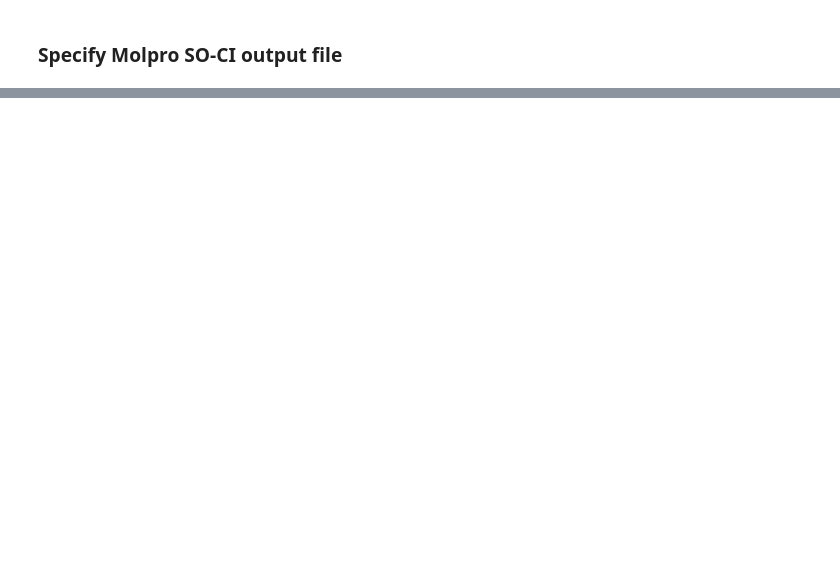
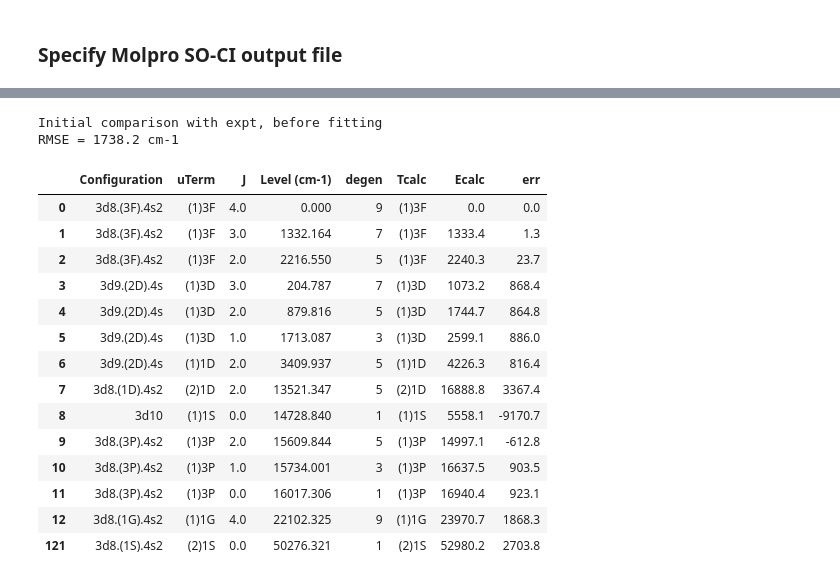
Before and after one commit to kkinist/atomic_SOC, a Jupyter notebook: atomic_soc_fit_expt3.ipynb, the cells around one changed output, grey strips where cells are left out. Cells and saved outputs as stored; diff of their text form; code cells hidden in the pictures; blank space fills up the shorter version.

```diff
--- a/atomic_soc_fit_expt3.ipynb
+++ b/atomic_soc_fit_expt3.ipynb
@@ -214,3 +195,23 @@ Averaged terms:
+# %%
+def match_expt_theory_simple(dfexpt, dftheory):
+    # match exptl and theoretical levels, based upon leading term
+    # return a DataFrame containing both
+    dfcomp = dfexpt[['Configuration', 'uTerm', 'J', Ecol, 'degen']].copy()
+    dfcomp['Tcalc'] = ''  # term assignment in computation
+    dfcomp['Ecalc'] = np.nan
+    for i, row in dftheory.iterrows():
+        term = row.Lead
+        J = row.J
+        for ix, rowx in dfexpt.iterrows():
+            if (rowx.uTerm == term) and (rowx.J == J):
+                if not np.isnan(dfcomp.at[ix, 'Ecalc']):
+                    print('Already paired!', display(rowx.to_frame().T))
+
+                else:
+                    dfcomp.at[ix, 'Ecalc'] = row.Erel
+                    dfcomp.at[ix, 'Tcalc'] = term
+    dfcomp['err'] = dfcomp.Ecalc - dfcomp[Ecol]
+    return dfcomp
 # %%
 def levels_from_term_energies(term_order, term_energies):
     # Install the term energies along the SOCI.matrix diagonal and rediagonalize
@@ -232 +234,19 @@ def levels_from_term_energies(term_order, term_energies):
     return
+# %%
+def rmserr(dfcomp):
+    # Given a matched-up comparison of expt and theory, return the
+    #   rms error in level energies
+    # Weighted with degeneracies
+    rmse = np.dot(dfcomp.err**2, dfcomp.degen.astype(float))
+    rmse /= dfcomp.degen.sum()
+    rmse = np.sqrt(rmse)
+    return rmse
+def obj_fun(exc_terme):
+    # Given only excited term energies (assuming ground=0)
+    #   return the RMSE
+    global term_order, dfexpt, SOCI
+    terme = [0] + list(exc_terme)  # the fixed energy of the ground term is 0
+    levels_from_term_energies(term_order, terme)
+    dfcomp = match_expt_theory_simple(dfexpt, SOCI.dfso)
+    rmse = rmserr(dfcomp)
+    return rmse
@@ -232,0 +257,24 @@ def levels_from_term_energies(term_order, term_energies):
+# %%
+print('Initial comparison with expt, before fitting')
+dfcomp = match_expt_theory_simple(dfexpt, SOCI.dfso)
+rmse0 = rmserr(dfcomp)
+print(f'RMSE = {rmse0:.1f} cm-1')
+display(dfcomp.style.format(fmt))
+# %% [output]
+Initial comparison with expt, before fitting
+RMSE = 1738.2 cm-1
+|  | Configuration | uTerm | J | Level (cm-1) | degen | Tcalc | Ecalc | err |
+| 0 | 3d8.(3F).4s2 | (1)3F | 4.0 | 0.000 | 9 | (1)3F | 0.0 | 0.0 |
+| 1 | 3d8.(3F).4s2 | (1)3F | 3.0 | 1332.164 | 7 | (1)3F | 1333.4 | 1.3 |
+| 2 | 3d8.(3F).4s2 | (1)3F | 2.0 | 2216.550 | 5 | (1)3F | 2240.3 | 23.7 |
+| 3 | 3d9.(2D).4s | (1)3D | 3.0 | 204.787 | 7 | (1)3D | 1073.2 | 868.4 |
+| 4 | 3d9.(2D).4s | (1)3D | 2.0 | 879.816 | 5 | (1)3D | 1744.7 | 864.8 |
+| 5 | 3d9.(2D).4s | (1)3D | 1.0 | 1713.087 | 3 | (1)3D | 2599.1 | 886.0 |
+| 6 | 3d9.(2D).4s | (1)1D | 2.0 | 3409.937 | 5 | (1)1D | 4226.3 | 816.4 |
+| 7 | 3d8.(1D).4s2 | (2)1D | 2.0 | 13521.347 | 5 | (2)1D | 16888.8 | 3367.4 |
+| 8 | 3d10 | (1)1S | 0.0 | 14728.840 | 1 | (1)1S | 5558.1 | -9170.7 |
+| 9 | 3d8.(3P).4s2 | (1)3P | 2.0 | 15609.844 | 5 | (1)3P | 14997.1 | -612.8 |
+| 10 | 3d8.(3P).4s2 | (1)3P | 1.0 | 15734.001 | 3 | (1)3P | 16637.5 | 903.5 |
+| 11 | 3d8.(3P).4s2 | (1)3P | 0.0 | 16017.306 | 1 | (1)3P | 16940.4 | 923.1 |
+| 12 | 3d8.(1G).4s2 | (1)1G | 4.0 | 22102.325 | 9 | (1)1G | 23970.7 | 1868.3 |
+| 121 | 3d8.(1S).4s2 | (2)1S | 0.0 | 50276.321 | 1 | (2)1S | 52980.2 | 2703.8 |
```
Also changed, not shown: parts of 33 cells of this notebook.
